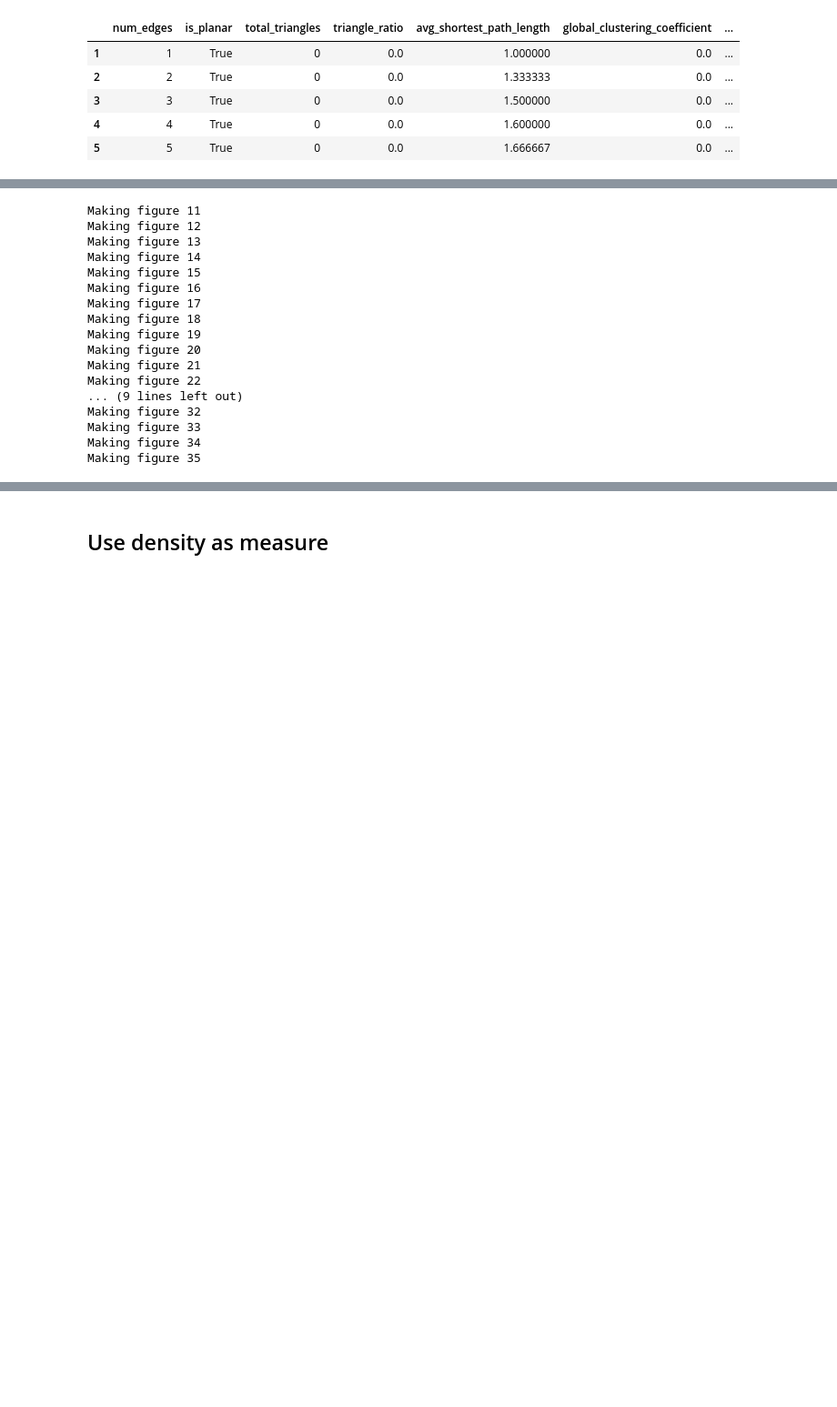
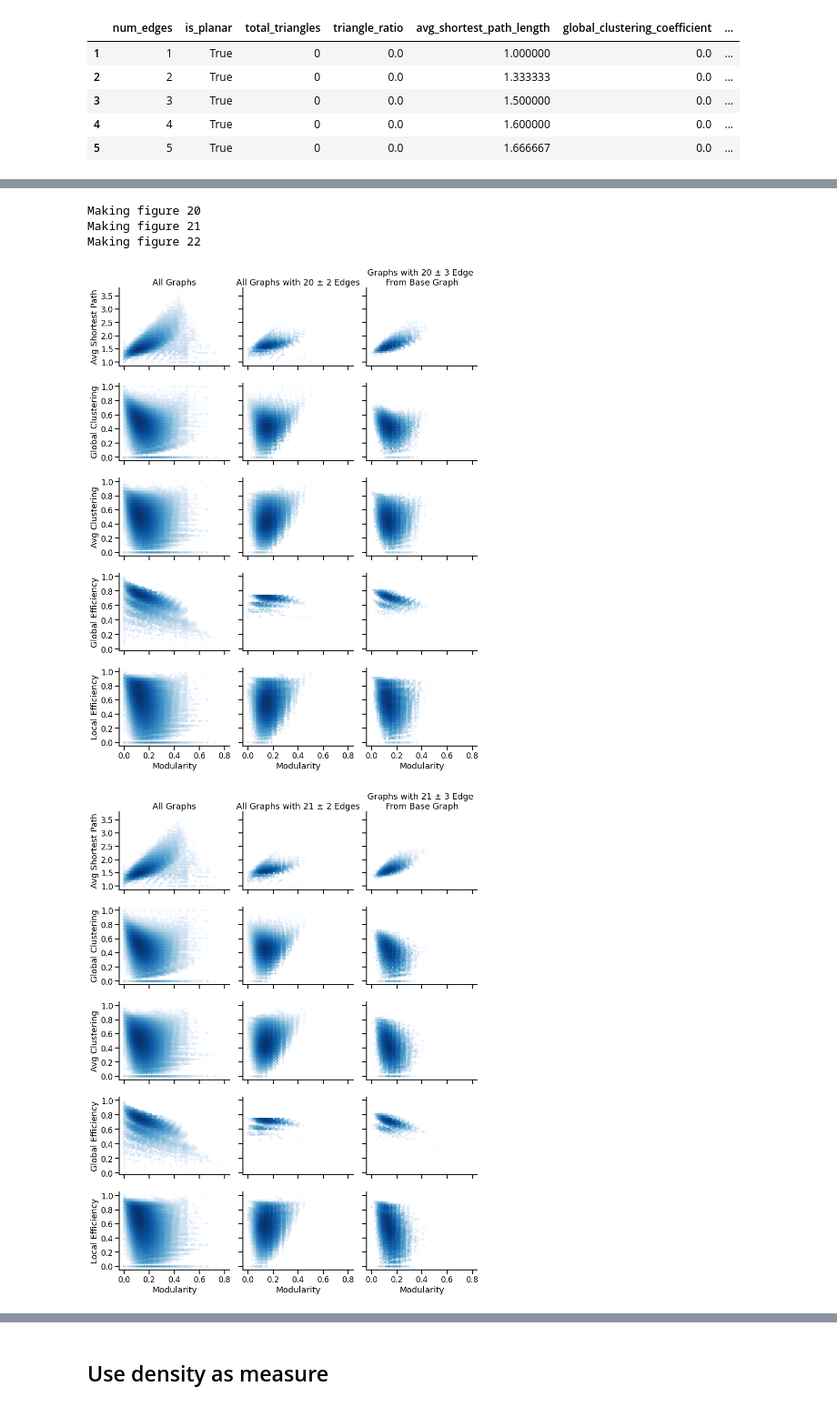
Before and after one commit to neurodata/dos_and_donts, a Jupyter notebook: experiments/experiment_6/j1c-feature_eda.ipynb, the cells around one changed output, grey strips where cells are left out. Shown at 91% size. Cells and saved outputs as stored; diff of their text form; code cells hidden in the pictures; blank space fills up the shorter version.

```diff
--- a/experiments/experiment_6/j1c-feature_eda.ipynb
+++ b/experiments/experiment_6/j1c-feature_eda.ipynb
@@ -66,6 +66,7 @@ ORDERING = dict(
 def hexbin(
     df,
     df2,
+    df3,
     ordering,
     x_col="modularity",
     gridsize=40,
@@ -74,13 +75,14 @@ def hexbin(
     title=None,
     ax1_title=None,
     ax2_title=None,
+    ax3_title=None,
     savefig=None,
 ):
     with sns.plotting_context('talk'):
         xlabel = ordering[x_col]
         ordering = {key:val for key, val in ordering.items() if key != x_col}
 
-        ncols = 2
+        ncols = 3
         nrows = len(ordering)
         figsize = (4*ncols, 3*nrows)
 
@@ -105,10 +107,15 @@ def hexbin(
                 x=df2[x_col], y=df2[col], cmap=cmap, gridsize=gridsize, bins=bins, mincnt=1
             )
             sns.despine(ax=ax[idx, 1])
+
+            ax[idx, 2].hexbin(
+                x=df3[x_col], y=df3[col], cmap=cmap, gridsize=gridsize, bins=bins, mincnt=1
+            )
+            sns.despine(ax=ax[idx, 2])
             #ax[idx].set_xlabel('Modularity', fontsize=20)
             #ax[idx].set_ylabel(y_label, fontsize=20)
 
-        for i in range(2):
+        for i in range(3):
             ax[-1, i].set_xlabel(xlabel)
 
 #         if len(ordering) != (ncols * nrows):
@@ -124,6 +131,9 @@ def hexbin(
             ax[0, 0].set_title(ax1_title)
         if ax2_title is not None:
             ax[0, 1].set_title(ax2_title)
+        if ax3_title is not None:
+            ax[0, 2].set_title(ax3_title)
+
         #ax[0, 1].set_title("Graphs with 20 +/- 3 Edges")
         #ax[0, 1].set_title(f"Graphs with {}")
 
@@ -133,40 +149,37 @@ def hexbin(
 # %%
-for num_edge in np.unique(df.num_edges)[10:-10]:
+densities = np.unique(df.density)
+threshold = 2
+
+for idx, num_edge in enumerate(np.unique(df.num_edges)):
+    if (idx < 19) or (idx > 21):
+        continue
     np.random.seed(1)
     tmp = df[df.num_edges == num_edge]
 
     random_idx = np.random.choice(tmp.index)
     norms = np.linalg.norm(graph_array - graph_array[random_idx], axis=1)
 
-    mask = np.arange(1, graph_array.shape[0]+1)[norms <= 3]
+    mask = np.arange(1, graph_array.shape[0]+1)[norms < 3]
     tmp = df.loc[mask]
+
+    tmp2 = df[df.density.isin(densities[idx-threshold:idx+threshold+1])]
 
     print(f"Making figure {num_edge}")
     hexbin(
         df,
+        tmp2,
         tmp,
         ORDERING,
         #title=f"Base Graph Edges={num_edge}, Threshold=3, n={tmp.shape[0]}",
         ax1_title="All Graphs",
-        ax2_title=f"Graphs with {num_edge} +/- 3 Edges",
-        savefig=f"./figures/num_edge_plot_{num_edge}"
+        ax2_title=f"All Graphs with {num_edge} ± 2 Edges",
+        ax3_title=f"Graphs with {num_edge} ± 3 Edge \nFrom Base Graph",
+        savefig=f"./density_num_edge_{num_edge}"
     )
-    plt.close()
+    #plt.close()
 # %% [output]
-Making figure 11
-Making figure 12
-Making figure 13
-Making figure 14
-Making figure 15
-Making figure 16
-Making figure 17
-Making figure 18
-Making figure 19
 Making figure 20
 Making figure 21
 Making figure 22
-... (9 lines left out)
-Making figure 32
-Making figure 33
-Making figure 34
-Making figure 35
+[figure, added]
+[figure, added]
```
Also changed, not shown: parts of 4 cells of this notebook, 3 other files.
